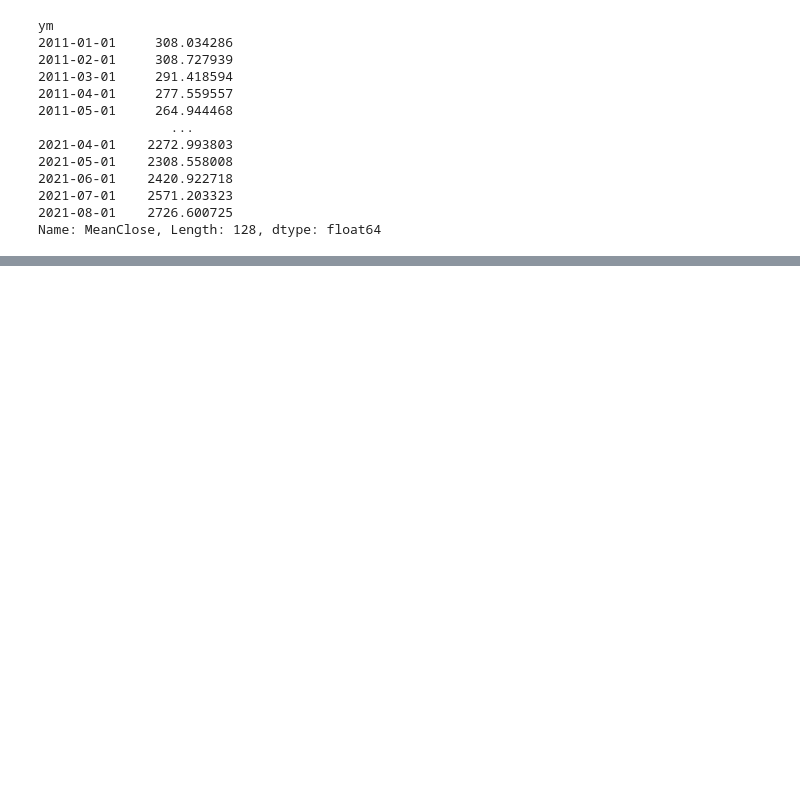
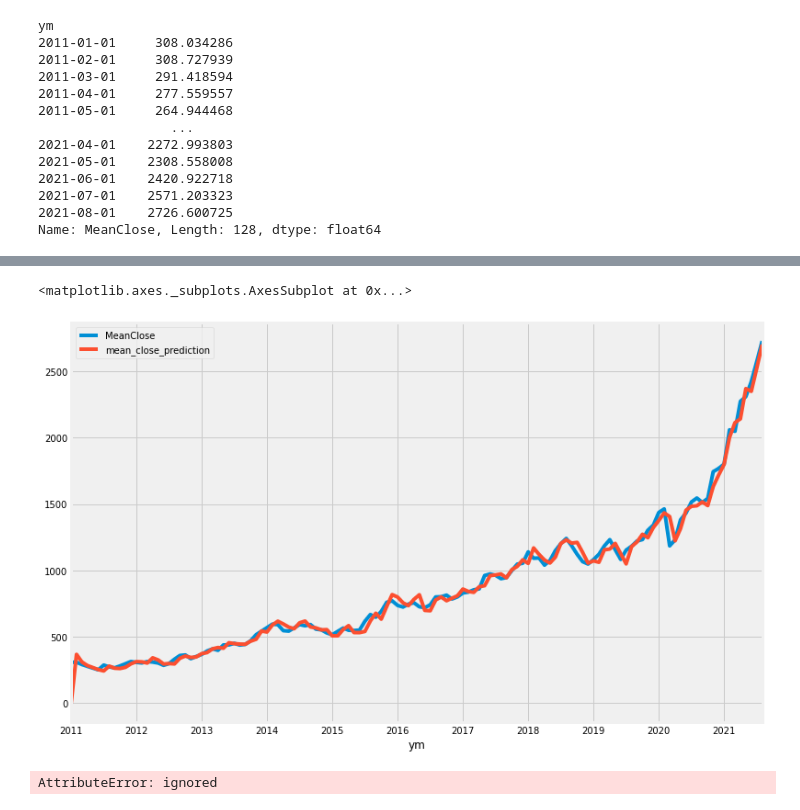
Before and after one commit to melfraas/ETL_Project, a Jupyter notebook: Clean_Working_Data.ipynb, the cells around one changed output, grey strips where cells are left out. Saved outputs shown, nothing was run; the diff lists cells and outputs as text; code cells hidden in the pictures; blank space fills up the shorter version.

Commit message:
model predicts accurately

```diff
--- a/Clean_Working_Data.ipynb
+++ b/Clean_Working_Data.ipynb
@@ -209,23 +214,6 @@ Name: MeanClose, Length: 96, dtype: float64
 # %%
-
-
 # define model configuration
 my_order = (1, 1, 1)
-my_seasonal_order = (1, 1, 1, 12)
+my_seasonal_order = (1, 1, 1, 1)
 # define model
-model = sm.tsa.statespace.SARIMAX(data, order=my_order, seasonal_order=my_seasonal_order)
+model = sm.tsa.statespace.SARIMAX(y, trend='c', order=(23,1,0))
-# %%
-model = pm.auto_arima(trimmed_df.MeanClose, start_p=1, start_q=1,
-                      test='adf',       # use adftest to find optimal 'd'
-                      max_p=3, max_q=3, # maximum p and q
-                      m=1,              # frequency of series
-                      d=None,           # let model determine 'd'
-                      seasonal=True,   # Seasonality
-                      start_P=0,
-                      D=0,
-                      trace=True,
-                      error_action='ignore',
-                      suppress_warnings=True,
-                      stepwise=True)
-
-print(model.summary())
@@ -255,0 +236,7 @@ plt.show()
+# %%
+#let's fit the model to the training data
+model_fit = model.fit()
+# %%
+#make a prediction
+google_df['mean_close_prediction'] = model_fit.predict()
+google_df
@@ -255,0 +258,9 @@ plt.show()
+# %%
+google_df[['MeanClose', 'mean_close_prediction']].plot(figsize=(12,8))
+# %% [output]
+<matplotlib.axes._subplots.AxesSubplot at 0x...>
+[figure, added]
+# %%
+google_df[['MeanClose', 'mean_close_prediction']].plot_predict()
+# %% [output]
+AttributeError: ignored
```
Also changed, not shown: parts of 12 cells of this notebook.
